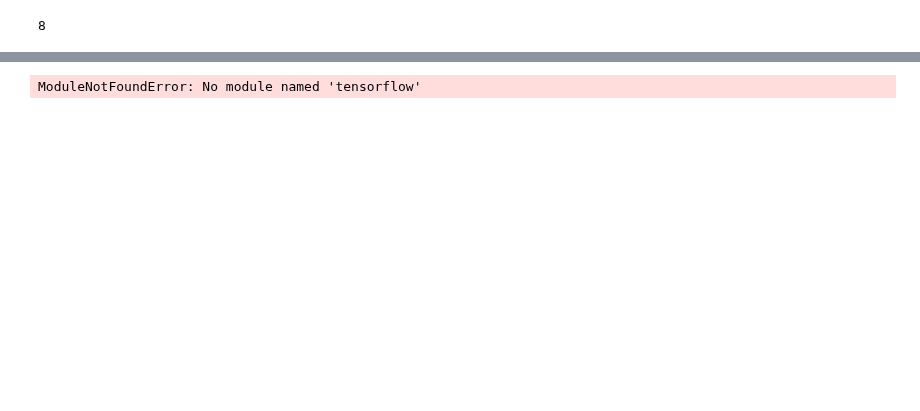
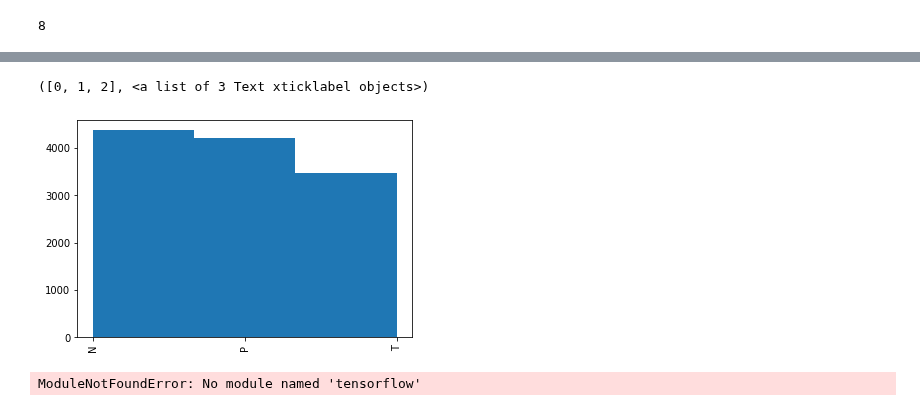
Before and after one commit to haggarw3/daft-miami-1019-labs, a Jupyter notebook: module-3/Supervised-Learning/your-code/project draft.ipynb, the cells around one changed output, grey strips where cells are left out. Cells and saved outputs as stored; diff of their text form; code cells hidden in the pictures; blank space fills up the shorter version.

```diff
--- a/module-3/Supervised-Learning/your-code/project draft.ipynb
+++ b/module-3/Supervised-Learning/your-code/project draft.ipynb
@@ -554 +527,13 @@ lunar.loc[lunar['Eclipse Type'].str.contains('T-'), 'Eclipse Type'] = 'Other'
+# %%
+# only 3 types of lunar eclipse: N, P, T
+
+def eclipsetypeClean(x):
+    if 'N' in x:
+        return('N')
+    if 'P' in x:
+        return('P')
+    if 'T' in x:
+        return('T')
+# %%
+lunar['Eclipse_Type'] = list(map(eclipsetypeClean,lunar['Eclipse_Type']))
 # %%
@@ -596,3 +644,9 @@ dtype: int64
+# %%
+plt.hist(lunar["Eclipse_Type"], bins = len(lunar["Eclipse_Type"].unique()))
+plt.xticks(rotation='vertical')
+# %% [output]
+([0, 1, 2], <a list of 3 Text xticklabel objects>)
+[figure, added]
 # %%
 import tensorflow as tf
 # %% [output]
```
Also changed, not shown: parts of 68 cells of this notebook.
